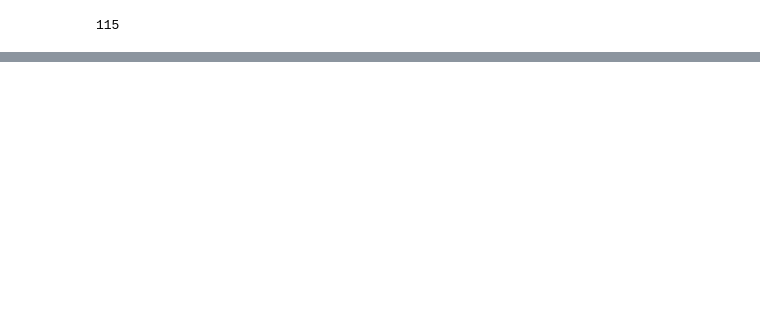
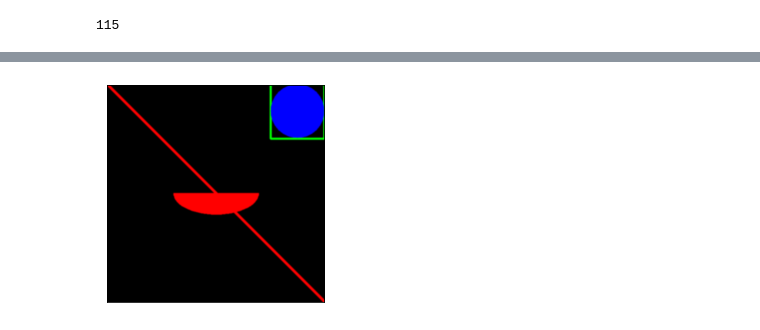
Before and after one commit to cncn0069/ComputerVision, a Jupyter notebook: 1.2.ipynb, the cells around one changed output, grey strips where cells are left out. Cells and saved outputs as stored; diff of their text form; code cells hidden in the pictures; blank space fills up the shorter version.

```diff
--- a/1.2.ipynb
+++ b/1.2.ipynb
@@ -36,0 +134,8 @@ plt.show()
+# %%
+img = cv2.ellipse(img,(256,256),(100,50),0,0,180,255,-1)
+# %%
+plt.imshow(img, cmap = 'gray', interpolation = 'bicubic')
+plt.xticks([]), plt.yticks([])
+plt.show()
+# %% [output]
+[figure, added]
```
Also changed, not shown: parts of 25 cells of this notebook.
